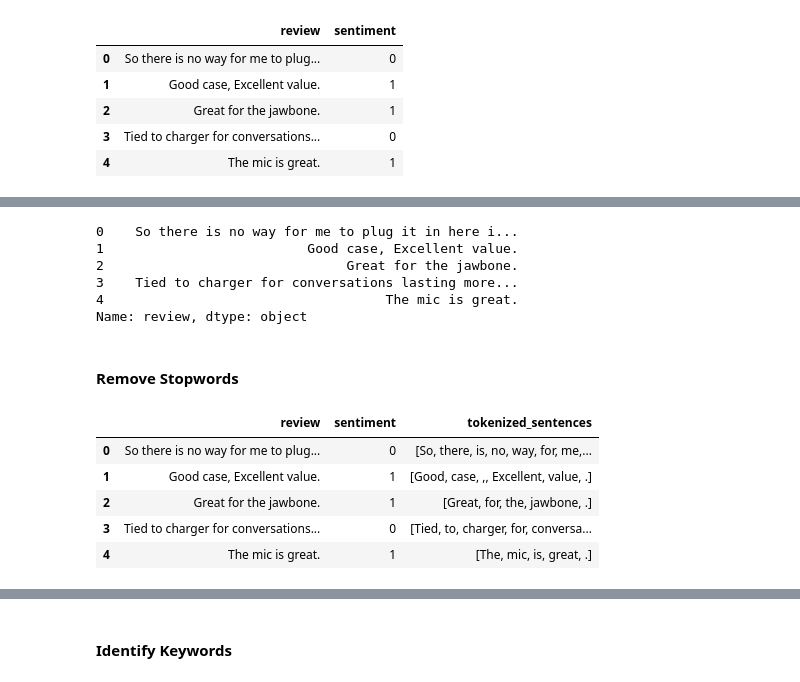
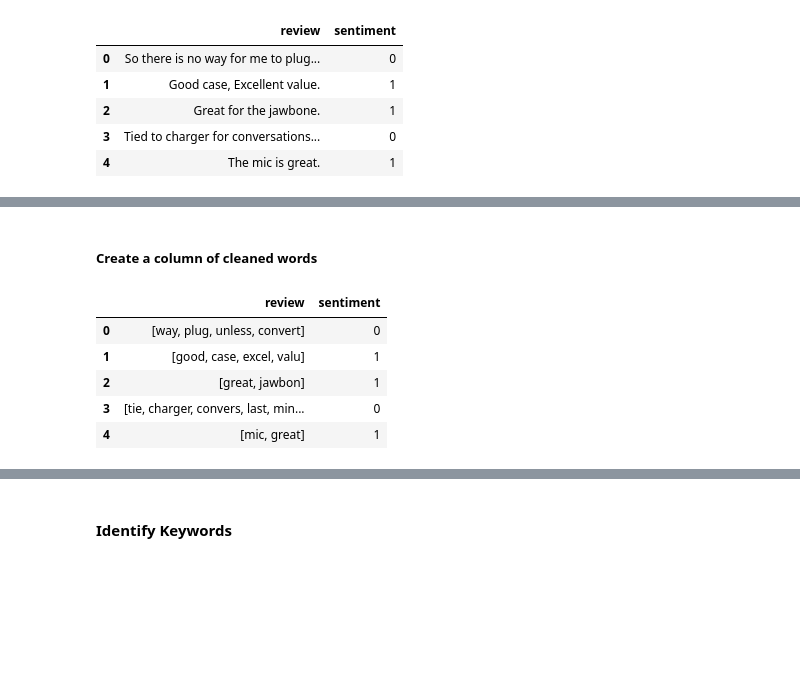
Before and after one commit to cullinap/thinkful, a Jupyter notebook: sentiment_analysis.ipynb, the cells around one changed output, grey strips where cells are left out. Saved outputs shown, nothing was run; the diff lists cells and outputs as text; code cells hidden in the pictures; blank space fills up the shorter version.

```diff
--- a/sentiment_analysis.ipynb
+++ b/sentiment_analysis.ipynb
@@ -30,11 +39,30 @@ amzn_raw.head()
+# %%
+import gensim
+import nltk
+from nltk.corpus import stopwords
+from nltk.stem.snowball import SnowballStemmer
+from nltk import bigrams
+
+#stopwords = set(stopwords.words('english'))
+
+STEMMER = SnowballStemmer("english", ignore_stopwords=True)
+
+def preprocess(text: pd.Series) -> pd.Series:
+    text = text.apply(gensim.utils.simple_preprocess, min_len=3)
+    sw = set(stopwords.words('english'))
+    text = text.apply(lambda s: [w for w in s if w not in sw])
+    text = text.apply(lambda s: [STEMMER.stem(w) for w in s])
+    #text = text.apply(lambda s: ['_'.join(x) for x in nltk.bigrams(s)] + s)
+
+    return text
+# %% [markdown]
+##### Create a column of cleaned words
 # %%
-amzn_raw['review'].head()
+amzn_raw['review'] = preprocess(amzn_raw['review']); amzn_raw.head()
 # %% [output]
-0    So there is no way for me to plug it in here i...
-1                          Good case, Excellent value.
-2                               Great for the jawbone.
-3    Tied to charger for conversations lasting more...
-4                                    The mic is great.
-Name: review, dtype: object
+|  | review | sentiment |
+| 0 | [way, plug, unless, convert] | 0 |
+| 1 | [good, case, excel, valu] | 1 |
+| 2 | [great, jawbon] | 1 |
+| 3 | [tie, charger, convers, last, min... | 0 |
+| 4 | [mic, great] | 1 |
-# %% [markdown]
-#### Remove Stopwords
@@ -45,14 +68,0 @@ from nltk.corpus import stopwords
-# %%
-#tokenize
-amzn_raw['tokenized_sentences'] = amzn_raw.apply(
-            lambda row: word_tokenize(row['review']), axis=1
-);
-
-amzn_raw.head()
-# %% [output]
-|  | review | sentiment | tokenized_sentences |
-| 0 | So there is no way for me to plug... | 0 | [So, there, is, no, way, for, me,... |
-| 1 | Good case, Excellent value. | 1 | [Good, case, ,, Excellent, value, .] |
-| 2 | Great for the jawbone. | 1 | [Great, for, the, jawbone, .] |
-| 3 | Tied to charger for conversations... | 0 | [Tied, to, charger, for, conversa... |
-| 4 | The mic is great. | 1 | [The, mic, is, great, .] |
```
Also changed, not shown: parts of 41 cells of this notebook, 1 other file.
